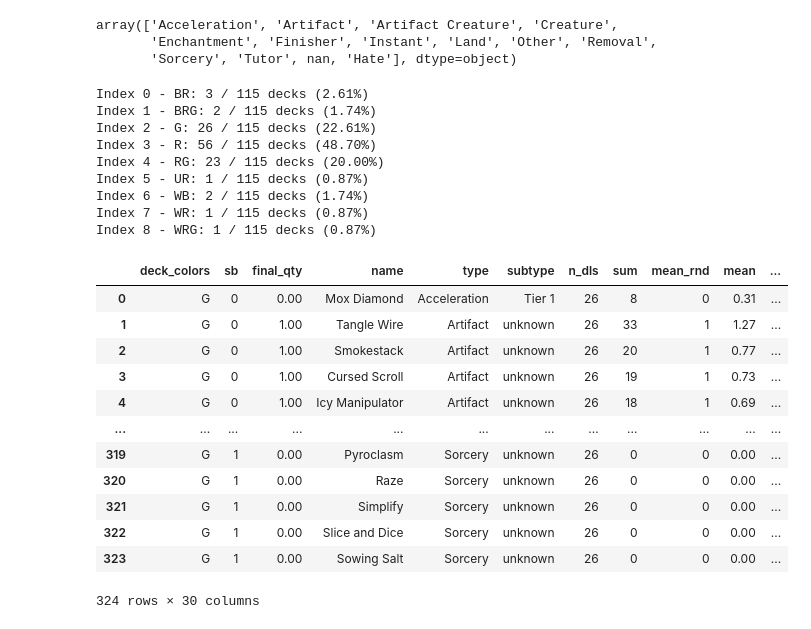
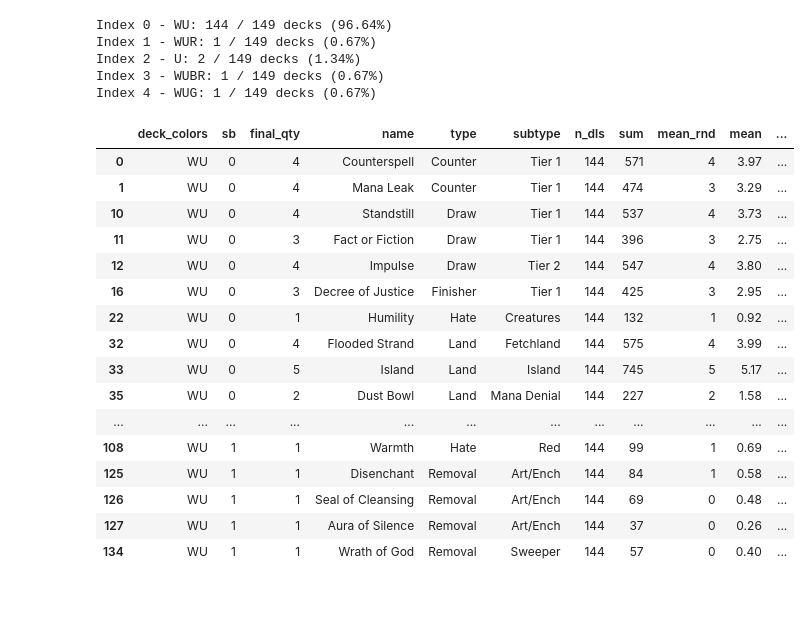
Before and after one commit to lopezrbn/mtg_decklists_analyzer, a Jupyter notebook: Decklist analysis v3.0.ipynb, the cells around one changed output. Drawn from its saved outputs; the diff is of its cells as text; code cells hidden in the pictures; blank space fills up the shorter version.

```diff
--- a/Decklist analysis v3.0.ipynb
+++ b/Decklist analysis v3.0.ipynb
@@ -22,12 +16,22 @@ format = "Premodern"
 n_pages = 5
 # %%
 # download_decklists(deck, format, n_pages)
-# %%
-df = read_decklists(deck, format)
-df = process_decklists(df, format)
-df.type.unique()
-# %% [output]
-array(['Acceleration', 'Artifact', 'Artifact Creature', 'Creature',
-       'Enchantment', 'Finisher', 'Instant', 'Land', 'Other', 'Removal',
-       'Sorcery', 'Tutor', nan, 'Hate'], dtype=object)
+# %%
+dfs = read_decklists(deck, format)
+dfs = process_decklists(dfs, format)
+deck_colors_list = []
+n_decks_by_colors_list = []
+for df in dfs:
+    deck_colors_list.append(df["deck_colors"].unique()[0])
+    n_decks_by_colors_list.append(df["#dl"].nunique())
+n_total_decks = sum(n_decks_by_colors_list)
+for i, (deck_colors, n_decks_current_colors) in enumerate(zip(deck_colors_list, n_decks_by_colors_list)):
+    ratio = n_decks_current_colors / n_total_decks
+    print(f"Index {i} - {deck_colors}: {n_decks_current_colors} / {n_total_decks} decks ({ratio:.2%})")
+# %% [output]
+Index 0 - WU: 144 / 149 decks (96.64%)
+Index 1 - WUR: 1 / 149 decks (0.67%)
+Index 2 - U: 2 / 149 decks (1.34%)
+Index 3 - WUBR: 1 / 149 decks (0.67%)
+Index 4 - WUG: 1 / 149 decks (0.67%)
 # %%
@@ -36,34 +40,23 @@ types = analyze_dls_types(df, subtypes=False)
-# %%
-for i, deck_colors in enumerate(df.deck_colors.unique()):
-    n_decks_colors = df[df.deck_colors == deck_colors]["#dl"].nunique()
-    total_decks = df["#dl"].nunique()
-    print(f"Index {i} - {deck_colors}: {n_decks_colors} / {total_decks} decks ({n_decks_colors/total_decks:.2%})")
-# %% [output]
-Index 0 - BR: 3 / 115 decks (2.61%)
-Index 1 - BRG: 2 / 115 decks (1.74%)
-Index 2 - G: 26 / 115 decks (22.61%)
-Index 3 - R: 56 / 115 decks (48.70%)
-Index 4 - RG: 23 / 115 decks (20.00%)
-Index 5 - UR: 1 / 115 decks (0.87%)
-Index 6 - WB: 2 / 115 decks (1.74%)
-Index 7 - WR: 1 / 115 decks (0.87%)
-Index 8 - WRG: 1 / 115 decks (0.87%)
-# %%
-cards[2]
-# %% [output]
-|  | deck_colors | sb | final_qty | name | type | subtype | n_dls | sum | mean_rnd | mean | ... |
-| 0 | G | 0 | 0.00 | Mox Diamond | Acceleration | Tier 1 | 26 | 8 | 0 | 0.31 | ... |
-| 1 | G | 0 | 1.00 | Tangle Wire | Artifact | unknown | 26 | 33 | 1 | 1.27 | ... |
-| 2 | G | 0 | 1.00 | Smokestack | Artifact | unknown | 26 | 20 | 1 | 0.77 | ... |
-| 3 | G | 0 | 1.00 | Cursed Scroll | Artifact | unknown | 26 | 19 | 1 | 0.73 | ... |
-| 4 | G | 0 | 1.00 | Icy Manipulator | Artifact | unknown | 26 | 18 | 1 | 0.69 | ... |
-| ... | ... | ... | ... | ... | ... | ... | ... | ... | ... | ... | ... |
-| 319 | G | 1 | 0.00 | Pyroclasm | Sorcery | unknown | 26 | 0 | 0 | 0.00 | ... |
-| 320 | G | 1 | 0.00 | Raze | Sorcery | unknown | 26 | 0 | 0 | 0.00 | ... |
-| 321 | G | 1 | 0.00 | Simplify | Sorcery | unknown | 26 | 0 | 0 | 0.00 | ... |
-| 322 | G | 1 | 0.00 | Slice and Dice | Sorcery | unknown | 26 | 0 | 0 | 0.00 | ... |
-| 323 | G | 1 | 0.00 | Sowing Salt | Sorcery | unknown | 26 | 0 | 0 | 0.00 | ... |
-324 rows × 30 columns
+# %%
+cards[cards["final_qty"]>0]
+# %% [output]
+|  | deck_colors | sb | final_qty | name | type | subtype | n_dls | sum | mean_rnd | mean | ... |
+| 0 | WU | 0 | 4 | Counterspell | Counter | Tier 1 | 144 | 571 | 4 | 3.97 | ... |
+| 1 | WU | 0 | 4 | Mana Leak | Counter | Tier 1 | 144 | 474 | 3 | 3.29 | ... |
+| 10 | WU | 0 | 4 | Standstill | Draw | Tier 1 | 144 | 537 | 4 | 3.73 | ... |
+| 11 | WU | 0 | 3 | Fact or Fiction | Draw | Tier 1 | 144 | 396 | 3 | 2.75 | ... |
+| 12 | WU | 0 | 4 | Impulse | Draw | Tier 2 | 144 | 547 | 4 | 3.80 | ... |
+| 16 | WU | 0 | 3 | Decree of Justice | Finisher | Tier 1 | 144 | 425 | 3 | 2.95 | ... |
+| 22 | WU | 0 | 1 | Humility | Hate | Creatures | 144 | 132 | 1 | 0.92 | ... |
+| 32 | WU | 0 | 4 | Flooded Strand | Land | Fetchland | 144 | 575 | 4 | 3.99 | ... |
+| 33 | WU | 0 | 5 | Island | Land | Island | 144 | 745 | 5 | 5.17 | ... |
+| 35 | WU | 0 | 2 | Dust Bowl | Land | Mana Denial | 144 | 227 | 2 | 1.58 | ... |
+| ... | ... | ... | ... | ... | ... | ... | ... | ... | ... | ... | ... |
+| 108 | WU | 1 | 1 | Warmth | Hate | Red | 144 | 99 | 1 | 0.69 | ... |
+| 125 | WU | 1 | 1 | Disenchant | Removal | Art/Ench | 144 | 84 | 1 | 0.58 | ... |
+| 126 | WU | 1 | 1 | Seal of Cleansing | Removal | Art/Ench | 144 | 69 | 0 | 0.48 | ... |
+| 127 | WU | 1 | 1 | Aura of Silence | Removal | Art/Ench | 144 | 37 | 0 | 0.26 | ... |
+| 134 | WU | 1 | 1 | Wrath of God | Removal | Sweeper | 144 | 57 | 0 | 0.40 | ... |
 # %%
 types[types.final_qty>0]
 # %% [output]
```
Also changed, not shown: parts of 4 cells of this notebook, 2 other files.
